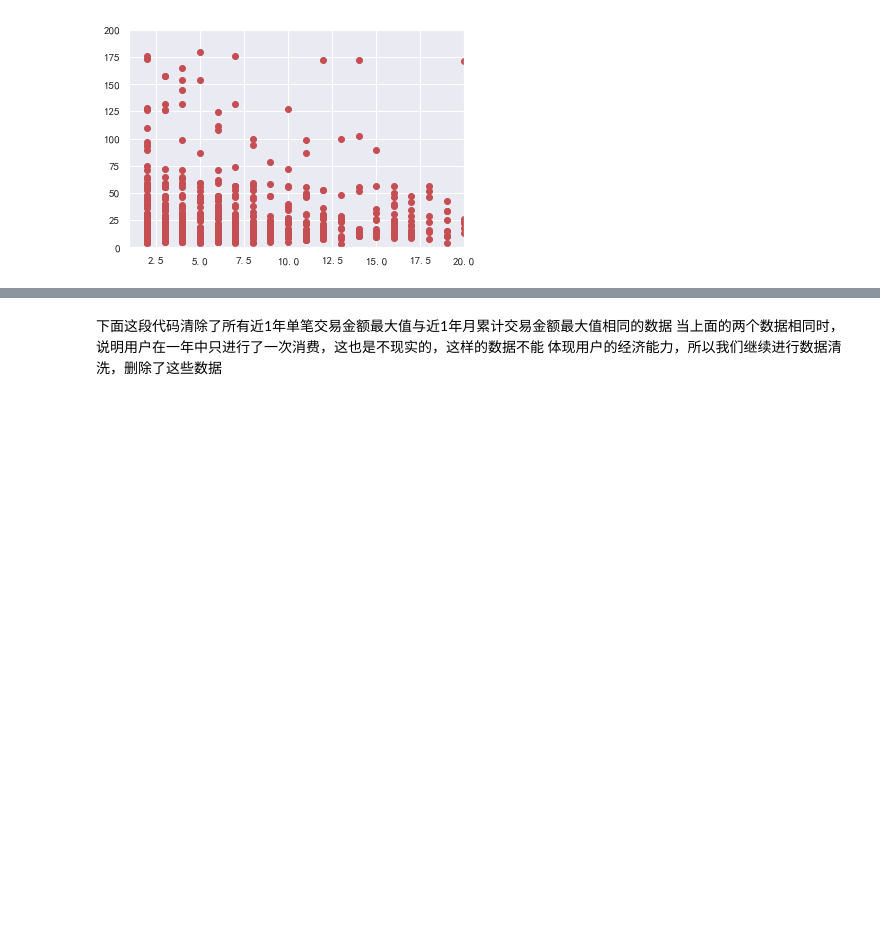
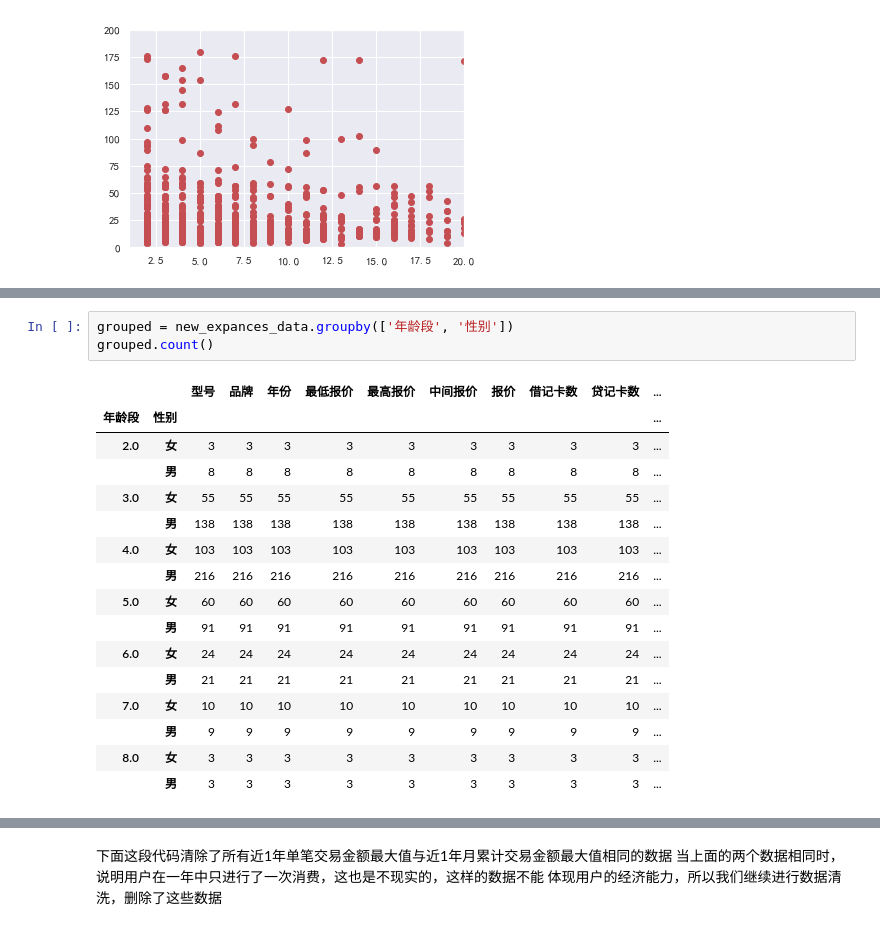
Before and after one commit to 314-studio/Car-Recommendation, a Jupyter notebook: DataCleaning.ipynb, the cells around one changed output, grey strips where cells are left out. Saved outputs shown, nothing was run; the diff lists cells and outputs as text; blank space fills up the shorter version.

```diff
--- a/DataCleaning.ipynb
+++ b/DataCleaning.ipynb
@@ -131,0 +154,20 @@ sns.scatterplot(x=column_names[-7], y=y_column_name, hue=column_names[7], data=n
+# %%
+grouped = new_expances_data.groupby(['年龄段', '性别'])
+grouped.count()
+# %% [output]
+|  |  | 型号 | 品牌 | 年份 | 最低报价 | 最高报价 | 中间报价 | 报价 | 借记卡数 | 贷记卡数 | ... |
+| 年龄段 | 性别 |  |  |  |  |  |  |  |  |  | ... |
+| 2.0 | 女 | 3 | 3 | 3 | 3 | 3 | 3 | 3 | 3 | 3 | ... |
+|  | 男 | 8 | 8 | 8 | 8 | 8 | 8 | 8 | 8 | 8 | ... |
+| 3.0 | 女 | 55 | 55 | 55 | 55 | 55 | 55 | 55 | 55 | 55 | ... |
+|  | 男 | 138 | 138 | 138 | 138 | 138 | 138 | 138 | 138 | 138 | ... |
+| 4.0 | 女 | 103 | 103 | 103 | 103 | 103 | 103 | 103 | 103 | 103 | ... |
+|  | 男 | 216 | 216 | 216 | 216 | 216 | 216 | 216 | 216 | 216 | ... |
+| 5.0 | 女 | 60 | 60 | 60 | 60 | 60 | 60 | 60 | 60 | 60 | ... |
+|  | 男 | 91 | 91 | 91 | 91 | 91 | 91 | 91 | 91 | 91 | ... |
+| 6.0 | 女 | 24 | 24 | 24 | 24 | 24 | 24 | 24 | 24 | 24 | ... |
+|  | 男 | 21 | 21 | 21 | 21 | 21 | 21 | 21 | 21 | 21 | ... |
+| 7.0 | 女 | 10 | 10 | 10 | 10 | 10 | 10 | 10 | 10 | 10 | ... |
+|  | 男 | 9 | 9 | 9 | 9 | 9 | 9 | 9 | 9 | 9 | ... |
+| 8.0 | 女 | 3 | 3 | 3 | 3 | 3 | 3 | 3 | 3 | 3 | ... |
+|  | 男 | 3 | 3 | 3 | 3 | 3 | 3 | 3 | 3 | 3 | ... |
```
Also changed, not shown: parts of 4 cells of this notebook, 2 other files.
